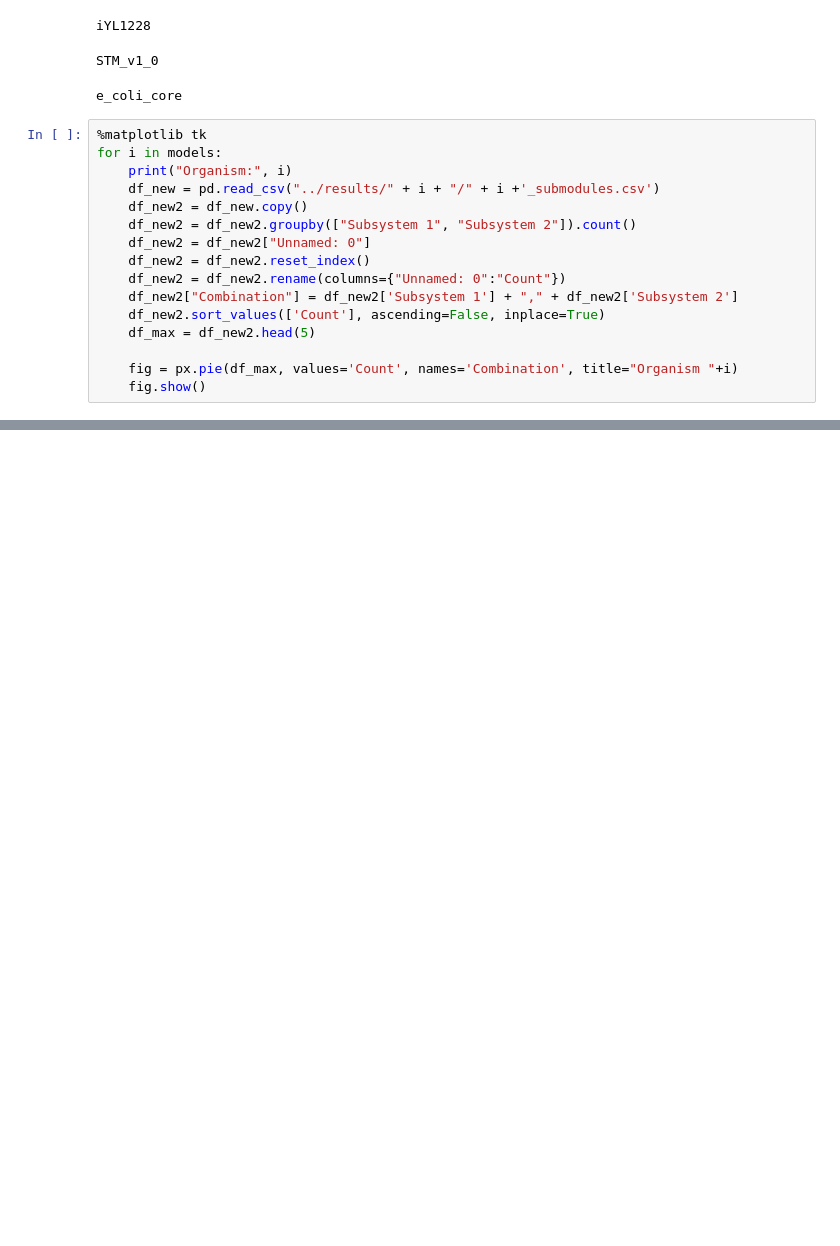
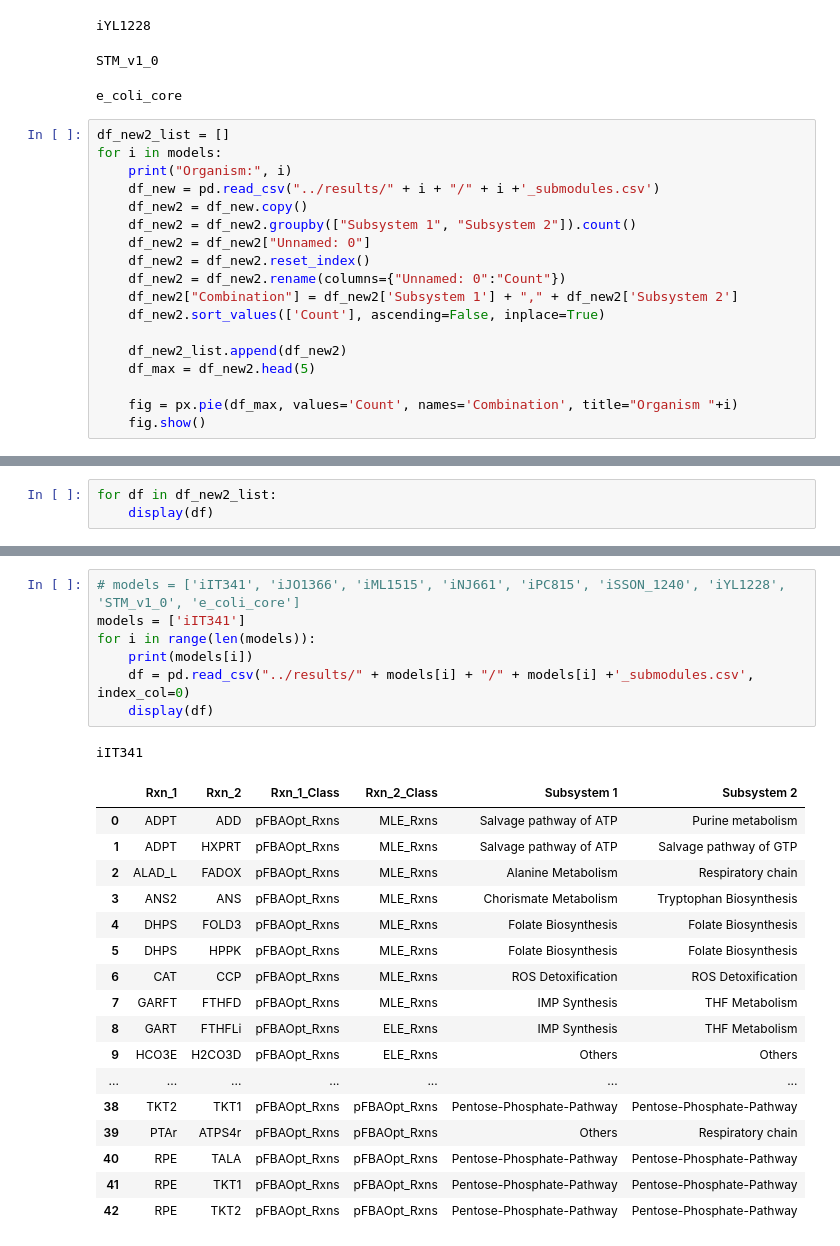
Before and after one commit to RamanLab/minRerouting, a Jupyter notebook: core/submodule_analysis.ipynb, the cells around one changed output, grey strips where cells are left out. Saved outputs shown, nothing was run; the diff lists cells and outputs as text; blank space fills up the shorter version.

```diff
--- a/core/submodule_analysis.ipynb
+++ b/core/submodule_analysis.ipynb
@@ -61,7 +61,7 @@ iYL1228
 STM_v1_0
 e_coli_core
 # %%
-%matplotlib tk
+df_new2_list = []
 for i in models:
     print("Organism:", i)
     df_new = pd.read_csv("../results/" + i + "/" + i +'_submodules.csv')
@@ -72,6 +72,8 @@ for i in models:
     df_new2 = df_new2.rename(columns={"Unnamed: 0":"Count"})
     df_new2["Combination"] = df_new2['Subsystem 1'] + "," + df_new2['Subsystem 2']
     df_new2.sort_values(['Count'], ascending=False, inplace=True)
+
+    df_new2_list.append(df_new2)
     df_max = df_new2.head(5)
 
     fig = px.pie(df_max, values='Count', names='Combination', title="Organism "+i)
@@ -91,2 +93,5 @@ Organism: iPC815
 Organism: iSSON_1240
 ... (7 outputs left out)
+# %%
+for df in df_new2_list:
+    display(df)
@@ -92,0 +252,26 @@ Organism: iSSON_1240
+# %%
+# models = ['iIT341', 'iJO1366', 'iML1515', 'iNJ661', 'iPC815', 'iSSON_1240', 'iYL1228', 'STM_v1_0', 'e_coli_core']
+models = ['iIT341']
+for i in range(len(models)):
+    print(models[i])
+    df = pd.read_csv("../results/" + models[i] + "/" + models[i] +'_submodules.csv', index_col=0)
+    display(df)
+# %% [output]
+iIT341
+|  | Rxn_1 | Rxn_2 | Rxn_1_Class | Rxn_2_Class | Subsystem 1 | Subsystem 2 |
+| 0 | ADPT | ADD | pFBAOpt_Rxns | MLE_Rxns | Salvage pathway of ATP | Purine metabolism |
+| 1 | ADPT | HXPRT | pFBAOpt_Rxns | MLE_Rxns | Salvage pathway of ATP | Salvage pathway of GTP |
+| 2 | ALAD_L | FADOX | pFBAOpt_Rxns | MLE_Rxns | Alanine Metabolism | Respiratory chain |
+| 3 | ANS2 | ANS | pFBAOpt_Rxns | MLE_Rxns | Chorismate Metabolism | Tryptophan Biosynthesis |
+| 4 | DHPS | FOLD3 | pFBAOpt_Rxns | MLE_Rxns | Folate Biosynthesis | Folate Biosynthesis |
+| 5 | DHPS | HPPK | pFBAOpt_Rxns | MLE_Rxns | Folate Biosynthesis | Folate Biosynthesis |
+| 6 | CAT | CCP | pFBAOpt_Rxns | MLE_Rxns | ROS Detoxification | ROS Detoxification |
+| 7 | GARFT | FTHFD | pFBAOpt_Rxns | MLE_Rxns | IMP Synthesis | THF Metabolism |
+| 8 | GART | FTHFLi | pFBAOpt_Rxns | ELE_Rxns | IMP Synthesis | THF Metabolism |
+| 9 | HCO3E | H2CO3D | pFBAOpt_Rxns | ELE_Rxns | Others | Others |
+| ... | ... | ... | ... | ... | ... | ... |
+| 38 | TKT2 | TKT1 | pFBAOpt_Rxns | pFBAOpt_Rxns | Pentose-Phosphate-Pathway | Pentose-Phosphate-Pathway |
+| 39 | PTAr | ATPS4r | pFBAOpt_Rxns | pFBAOpt_Rxns | Others | Respiratory chain |
+| 40 | RPE | TALA | pFBAOpt_Rxns | pFBAOpt_Rxns | Pentose-Phosphate-Pathway | Pentose-Phosphate-Pathway |
+| 41 | RPE | TKT1 | pFBAOpt_Rxns | pFBAOpt_Rxns | Pentose-Phosphate-Pathway | Pentose-Phosphate-Pathway |
+| 42 | RPE | TKT2 | pFBAOpt_Rxns | pFBAOpt_Rxns | Pentose-Phosphate-Pathway | Pentose-Phosphate-Pathway |
```
Also changed, not shown: parts of 6 cells of this notebook, 6 other files.
